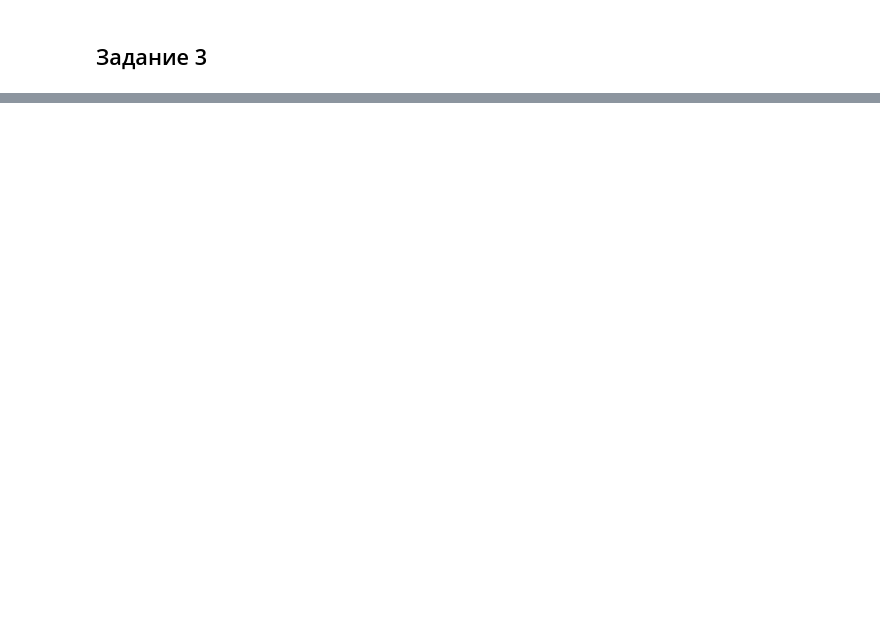
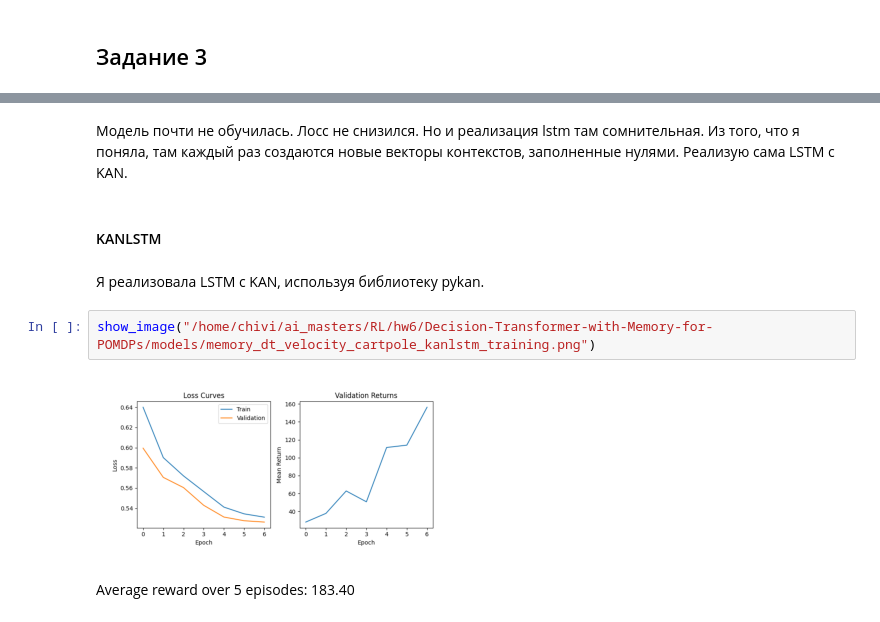
Before and after one commit to Anya497/Decision-Transformer-with-Memory-for-POMDPs, a Jupyter notebook: Chistyakova_Anya_hw6.ipynb, the cells around one changed output, grey strips where cells are left out. Cells and saved outputs as stored; diff of their text form; blank space fills up the shorter version.

```diff
--- a/Chistyakova_Anya_hw6.ipynb
+++ b/Chistyakova_Anya_hw6.ipynb
@@ -89,0 +89,12 @@ Successfully installed pykan-0.2.8
+# %% [markdown]
+Модель почти не обучилась. Лосс не снизился. Но и реализация lstm там сомнительная. Из того, что я поняла, там каждый раз создаются новые векторы контекстов, заполненные нулями. Реализую сама LSTM с KAN.
+# %% [markdown]
+#### KANLSTM
+# %% [markdown]
+Я реализовала LSTM с KAN, используя библиотеку pykan.
+# %%
+show_image("/home/chivi/ai_masters/RL/hw6/Decision-Transformer-with-Memory-for-POMDPs/models/memory_dt_velocity_cartpole_kanlstm_training.png")
+# %% [output]
+[figure, added]
+# %% [markdown]
+Average reward over 5 episodes: 183.40
```
Also changed, not shown: parts of 7 cells of this notebook.
